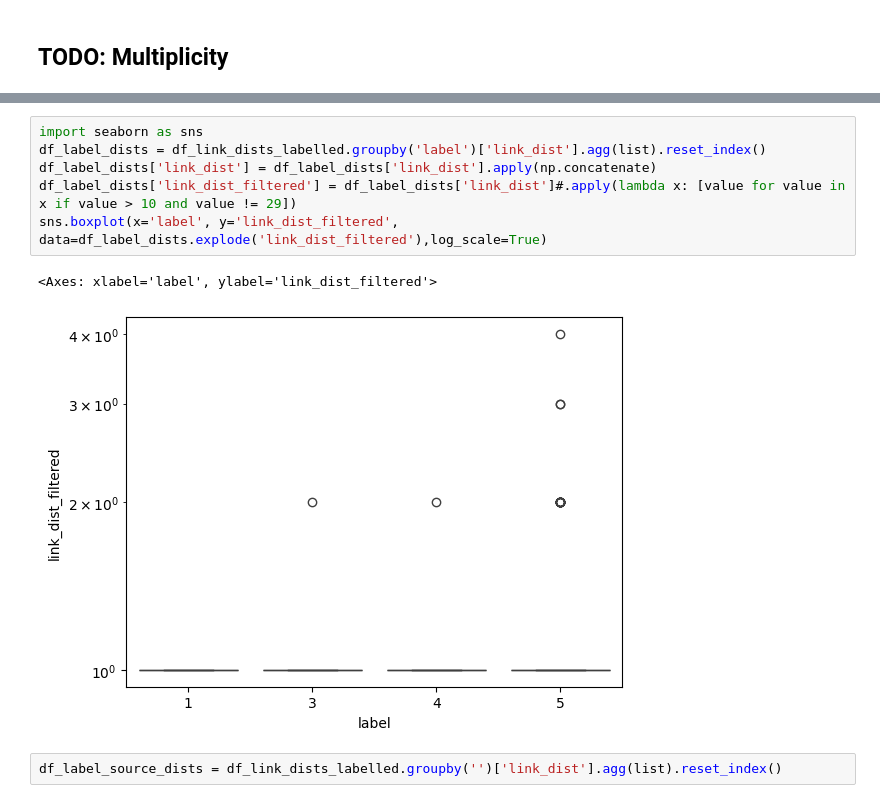
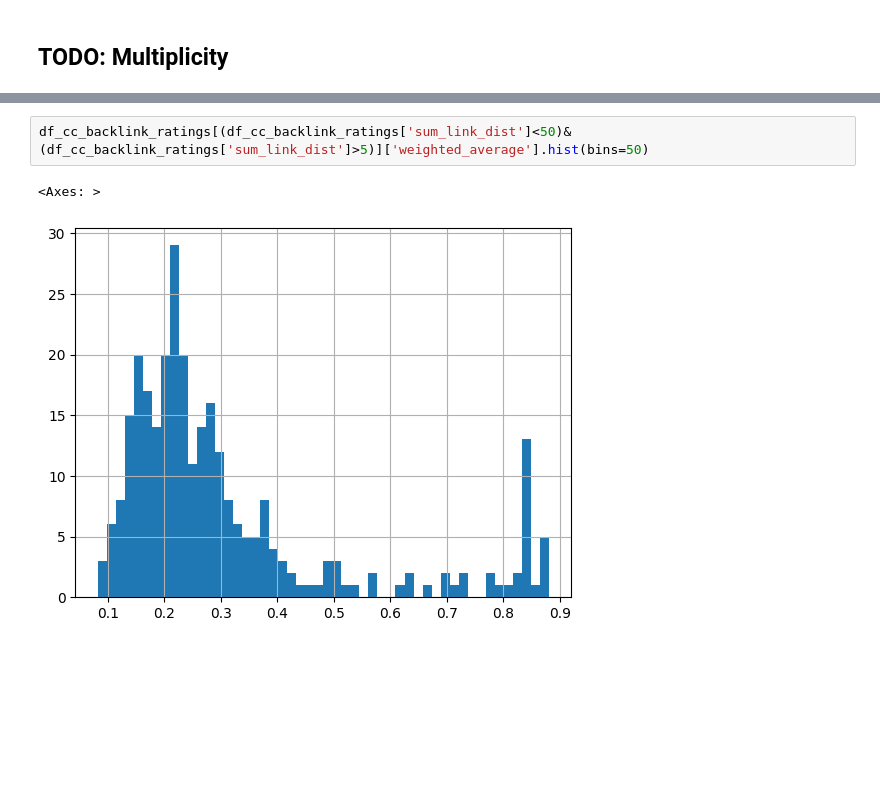
Before and after one commit to PeterCarragher/cc-webgraph-weighted, a Jupyter notebook: cc/query_podcasts.ipynb, the cells around one changed output, grey strips where cells are left out. Cells and saved outputs as stored; diff of their text form; blank space fills up the shorter version.

```diff
--- a/cc/query_podcasts.ipynb
+++ b/cc/query_podcasts.ipynb
@@ -366,11 +268,5 @@ sns.boxplot(x='label', y='mean', data=df_link_source_dists_labelled.explode('mea
-# %%
-import seaborn as sns
-df_label_dists = df_link_dists_labelled.groupby('label')['link_dist'].agg(list).reset_index()
-df_label_dists['link_dist'] = df_label_dists['link_dist'].apply(np.concatenate)
-df_label_dists['link_dist_filtered'] = df_label_dists['link_dist']#.apply(lambda x: [value for value in x if value > 10 and value != 29])
-sns.boxplot(x='label', y='link_dist_filtered', data=df_label_dists.explode('link_dist_filtered'),log_scale=True)
-# %% [output]
-<Axes: xlabel='label', ylabel='link_dist_filtered'>
-[figure, removed]
-# %%
-df_label_source_dists = df_link_dists_labelled.groupby('')['link_dist'].agg(list).reset_index()
+# %%
+df_cc_backlink_ratings[(df_cc_backlink_ratings['sum_link_dist']<50)&(df_cc_backlink_ratings['sum_link_dist']>5)]['weighted_average'].hist(bins=50)
+# %% [output]
+<Axes: >
+[figure, added]
```
Also changed, not shown: parts of 14 cells of this notebook.
